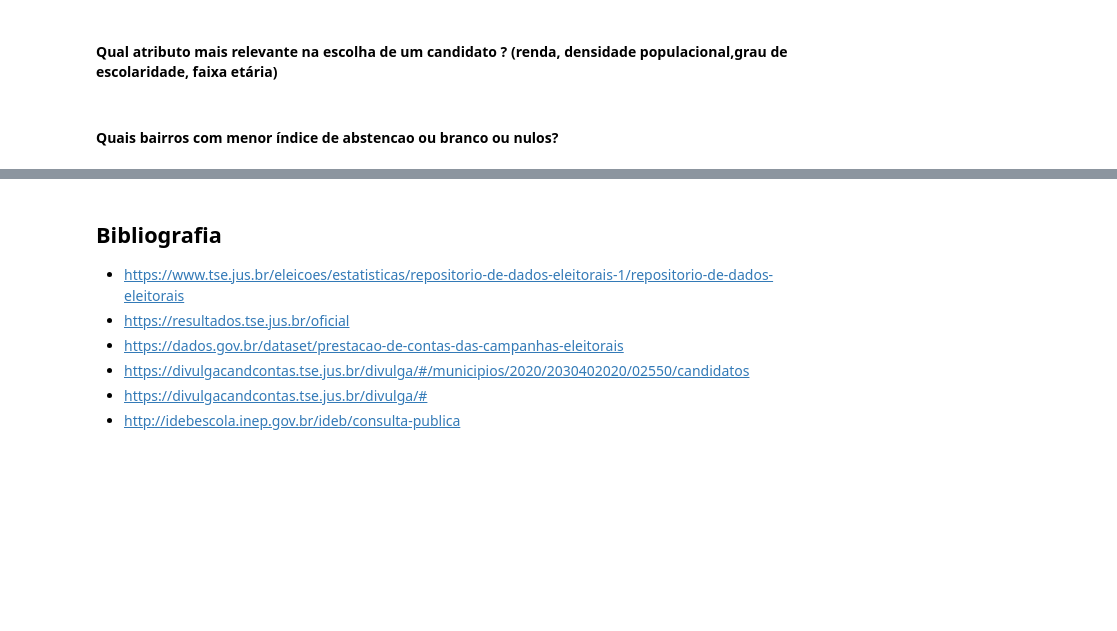
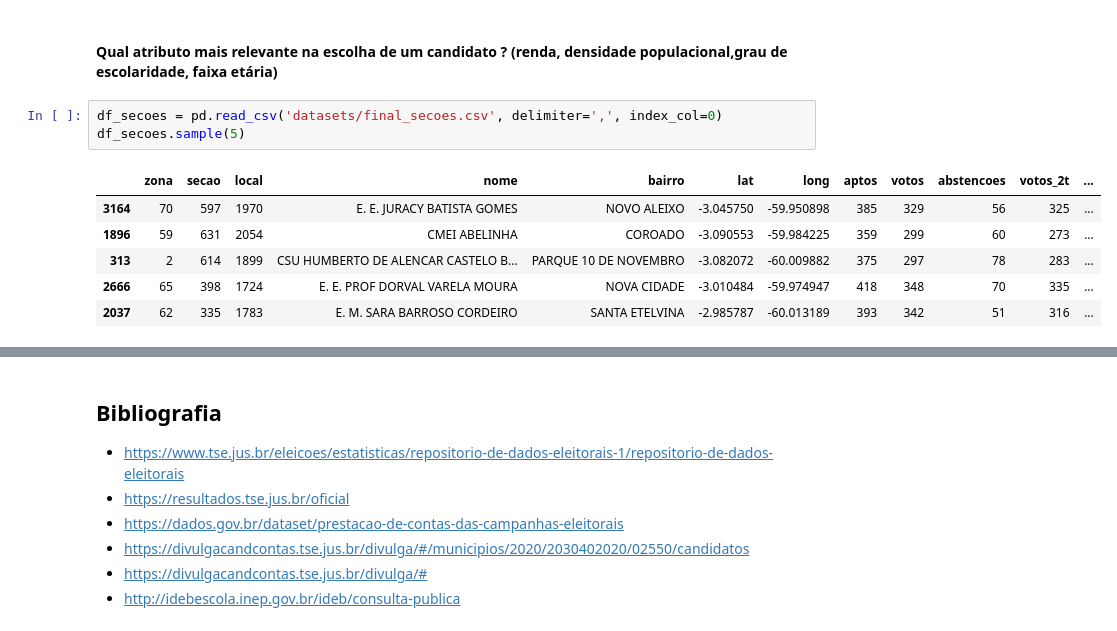
Before and after one commit to bmnds/uea-data-science-04-data-processing, a Jupyter notebook: trabalho-final/Notebook_Trabalho_Final.ipynb, the cells around one changed output, grey strips where cells are left out. Saved outputs shown, nothing was run; the diff lists cells and outputs as text; blank space fills up the shorter version.

```diff
--- a/trabalho-final/Notebook_Trabalho_Final.ipynb
+++ b/trabalho-final/Notebook_Trabalho_Final.ipynb
@@ -488,5 +491,13 @@ df_bairros[['bairro', 'zona', 'renda_mensal', 'candidato_1st', 'votos_1st',	'can
 ### Alberto
 # %% [markdown]
 #### Qual atributo mais relevante na escolha de um candidato ? (renda, densidade populacional,grau de escolaridade, faixa etária)
-# %% [markdown]
-#### Quais bairros com menor índice de abstencao ou branco ou nulos?
+# %%
+df_secoes = pd.read_csv('datasets/final_secoes.csv', delimiter=',', index_col=0)
+df_secoes.sample(5)
+# %% [output]
+|  | zona | secao | local | nome | bairro | lat | long | aptos | votos | abstencoes | votos_2t | ... |
+| 3164 | 70 | 597 | 1970 | E. E. JURACY BATISTA GOMES | NOVO ALEIXO | -3.045750 | -59.950898 | 385 | 329 | 56 | 325 | ... |
+| 1896 | 59 | 631 | 2054 | CMEI ABELINHA | COROADO | -3.090553 | -59.984225 | 359 | 299 | 60 | 273 | ... |
+| 313 | 2 | 614 | 1899 | CSU HUMBERTO DE ALENCAR CASTELO B... | PARQUE 10 DE NOVEMBRO | -3.082072 | -60.009882 | 375 | 297 | 78 | 283 | ... |
+| 2666 | 65 | 398 | 1724 | E. E. PROF DORVAL VARELA MOURA | NOVA CIDADE | -3.010484 | -59.974947 | 418 | 348 | 70 | 335 | ... |
+| 2037 | 62 | 335 | 1783 | E. M. SARA BARROSO CORDEIRO | SANTA ETELVINA | -2.985787 | -60.013189 | 393 | 342 | 51 | 316 | ... |
```
Also changed, not shown: parts of 8 cells of this notebook.
